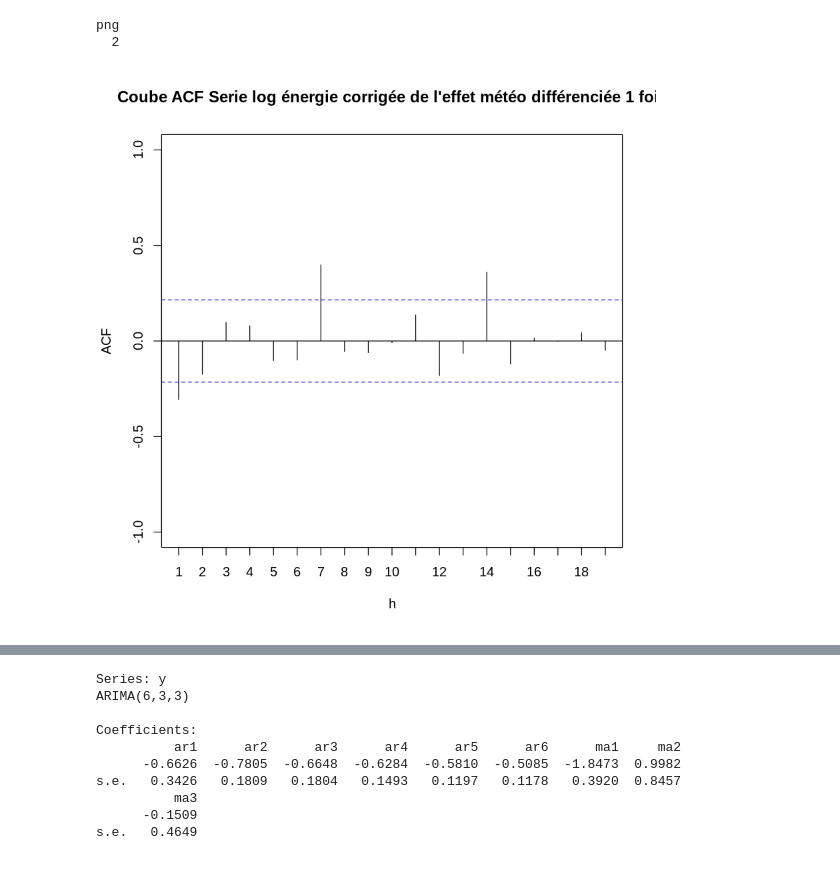
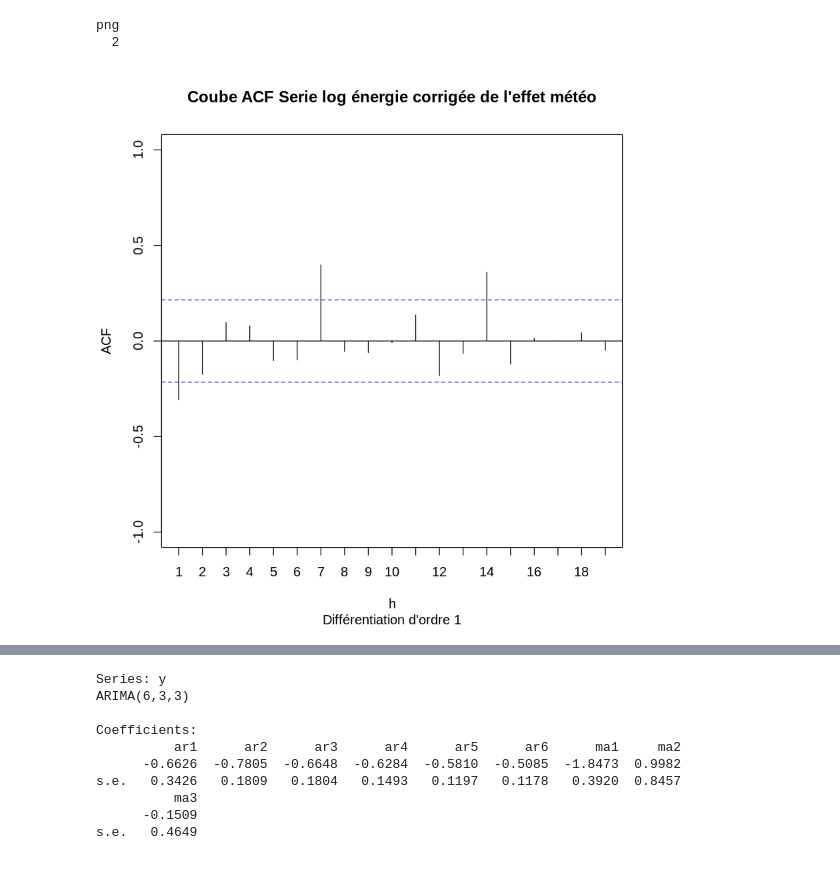
Before and after one commit to Silvock/projet_9_temporal_series, a Jupyter notebook: notebook/analyse.ipynb, the cells around one changed output, grey strips where cells are left out. Cells and saved outputs as stored; diff of their text form; code cells hidden in the pictures.

```diff
--- a/notebook/analyse.ipynb
+++ b/notebook/analyse.ipynb
@@ -588,8 +590,8 @@ png
 # %%
 y_dif1=diff(y,lag=1,differences = 1)
 acf = acf(y_dif1,lag.max=nlag,plot=FALSE)
 acf$lag = acf$lag*12
-plot(acf,ylim=c(-1,1),main="Coube ACF Serie log énergie corrigée de l'effet météo différenciée 1 fois",
+plot(acf,ylim=c(-1,1),main="Coube ACF Serie log énergie corrigée de l'effet météo", sub= "Différentiation d'ordre 1",
     ci=0.95,xlim=c(1,nlag-1),xaxp=c(1,nlag,nlag-1),type='h',lend='butt',xlab='h',ylab='ACF')
 # %% [output]
-[figure, old version]
+[figure, new version]
```
Also changed, not shown: parts of 30 cells of this notebook, 18 other files.
